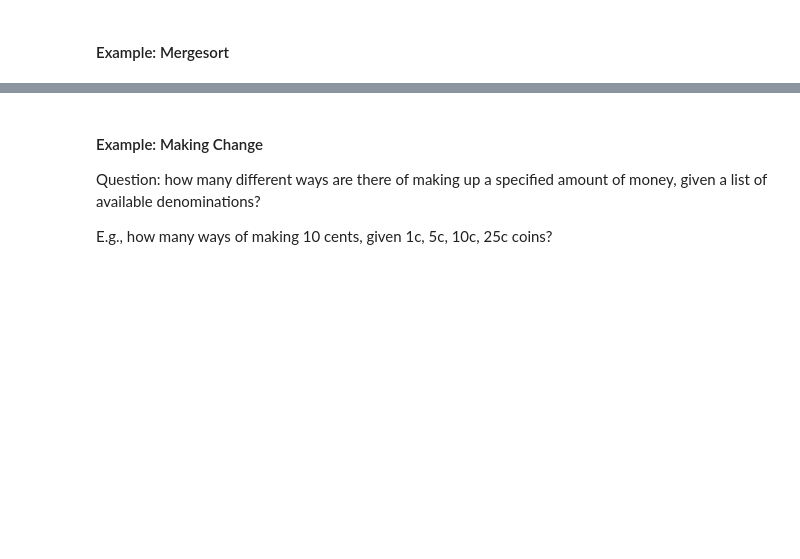
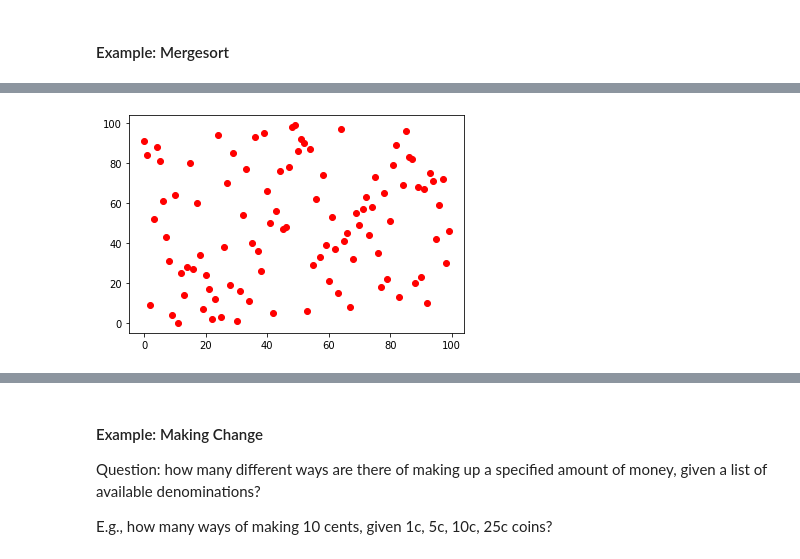
Before and after one commit to cs331ds/lectures, a Jupyter notebook: 13-recursion.ipynb, the cells around one changed output, grey strips where cells are left out. Saved outputs shown, nothing was run; the diff lists cells and outputs as text; code cells hidden in the pictures; blank space fills up the shorter version.

```diff
--- a/13-recursion.ipynb
+++ b/13-recursion.ipynb
@@ -227,5 +344,11 @@ def mergesort(lst):
 # %%
+import matplotlib.pyplot as plt
+import numpy as np
 import random
-lst = list(range(10))
+%matplotlib inline
+
+lst = list(range(100))
 random.shuffle(lst)
-lst
+plt.plot(lst, 'ro');
+# %% [output]
+[figure, added]
```
Also changed, not shown: parts of 63 cells of this notebook.
